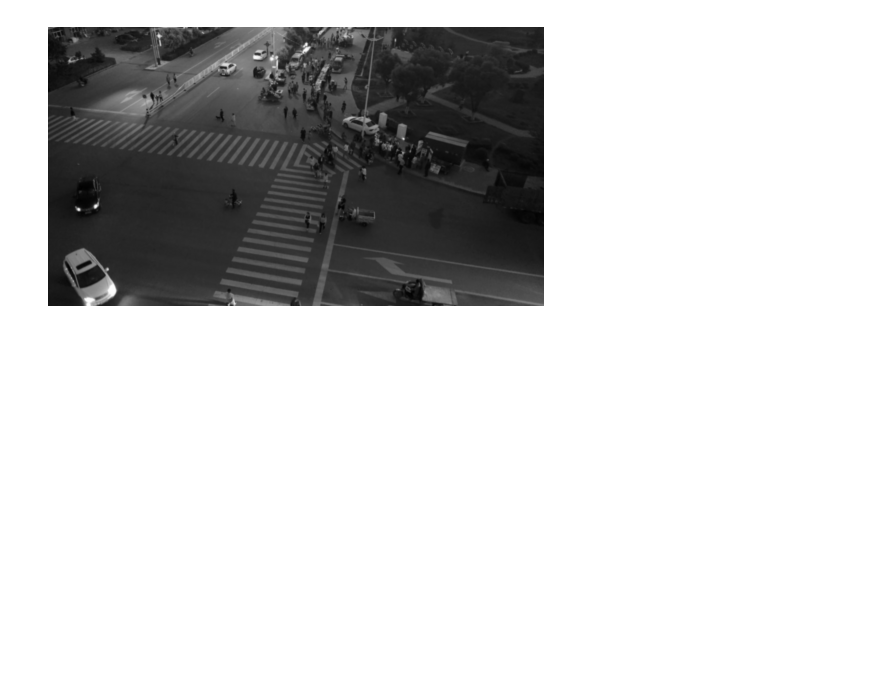
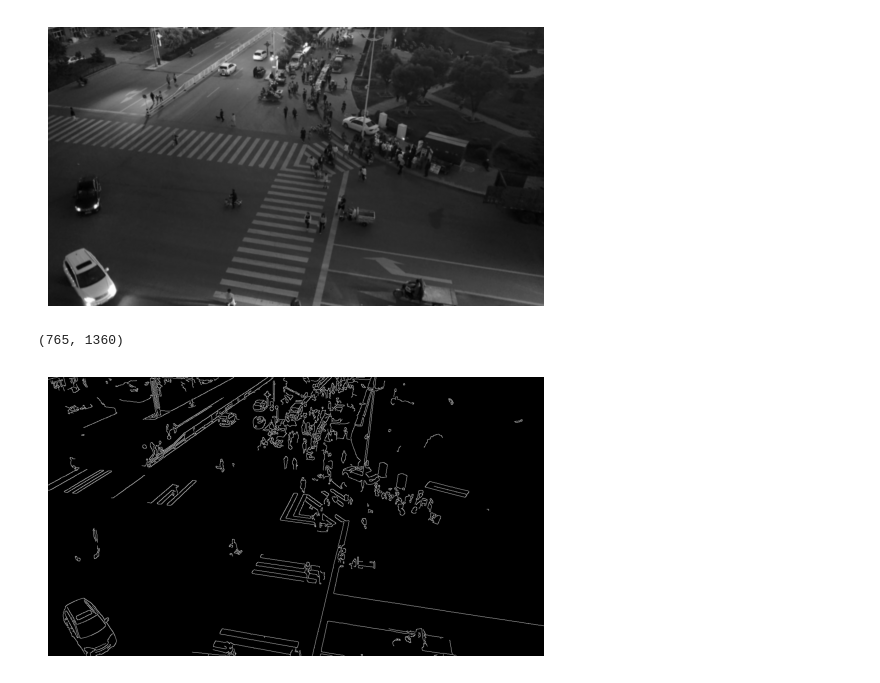
Before and after one commit to khanim-abdullayeva/UAV-Object-Detection-Tracking, a Jupyter notebook: notebooks/01_opencv_fundamentals.ipynb, the cells around one changed output. Saved outputs shown, nothing was run; the diff lists cells and outputs as text; code cells hidden in the pictures; blank space fills up the shorter version.

Commit message:
Apply Canny Edge Detection to the blurred UAV image

```diff
--- a/notebooks/01_opencv_fundamentals.ipynb
+++ b/notebooks/01_opencv_fundamentals.ipynb
@@ -112,3 +112,16 @@ blurred_image.shape
 # %% [output]
 (765, 1360)
 [figure]
+# %%
+# Apply Canny Edge Detection to the blurred UAV image
+edges = cv2.Canny(blurred_image, 50, 150)
+
+# Display the detected edges in grayscale
+plt.imshow(edges, cmap = "gray")
+plt.axis("off")
+
+# Check the dimensions of the edge map
+edges.shape
+# %% [output]
+(765, 1360)
+[figure, added]
```
